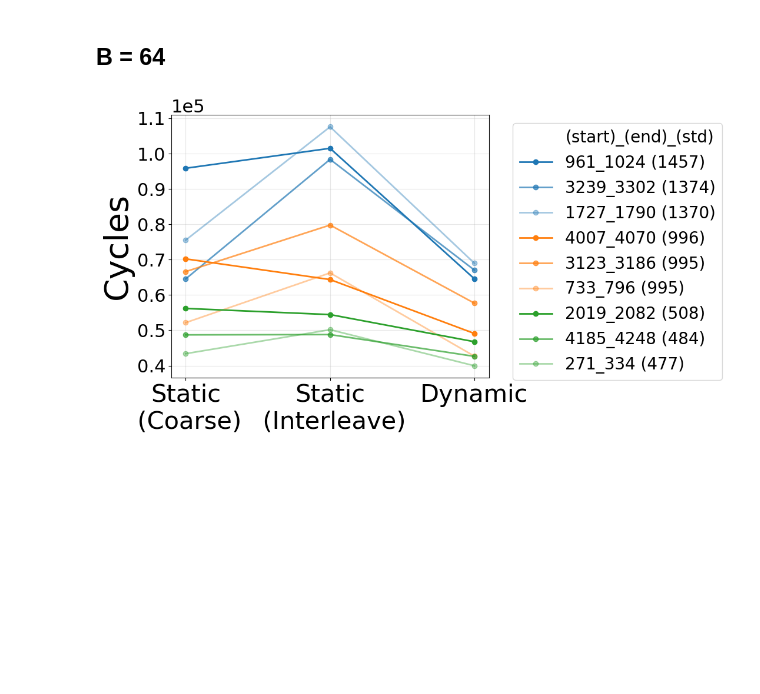
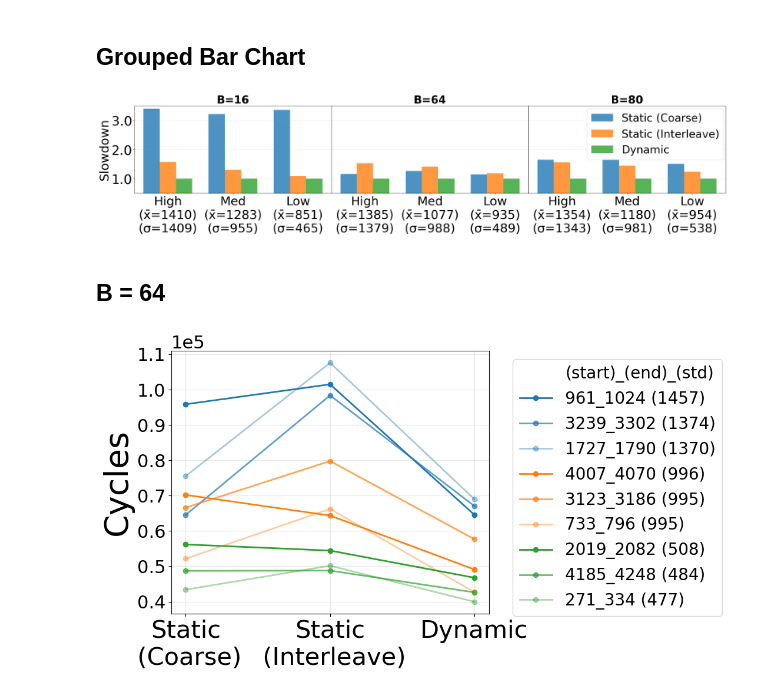
Before and after one commit to gina7484/step_artifact, a Jupyter notebook: dynamic_par/dyn_par_visualize.ipynb, the cells around one changed output. Saved outputs shown, nothing was run; the diff lists cells and outputs as text; code cells hidden in the pictures; blank space fills up the shorter version.

Commit message:
update data for dyn_par figures

```diff
--- a/dynamic_par/dyn_par_visualize.ipynb
+++ b/dynamic_par/dyn_par_visualize.ipynb
@@ -0,0 +1,2 @@
+# %% [markdown]
+## Grouped Bar Chart
@@ -1,3 +103,40 @@
+# %%
+
+# Example 1: Different CSV files for each model/dataset combination
+csv_files = [
+    '/home/ginasohn/step_tl/dynamic_par/batch16_sweep_geomean_normalized.csv',
+    '/home/ginasohn/step_tl/dynamic_par/batch64_sweep_geomean_normalized.csv',
+    '/home/ginasohn/step_tl/dynamic_par/batch80_sweep_geomean_normalized.csv',
+]
+
+x_labels_list = [
+    ['High\n(x̄=1410)\n(σ=1409)','Med\n(x̄=1283)\n(σ=955)', 'Low\n(x̄=851)\n(σ=465)', ],
+    ['High\n(x̄=1385)\n(σ=1379)','Med\n(x̄=1077)\n(σ=988)', 'Low\n(x̄=935)\n(σ=489)', ],
+    ['High\n(x̄=1354)\n(σ=1343)','Med\n(x̄=1180)\n(σ=981)', 'Low\n(x̄=954)\n(σ=538)', ],
+]
+
+subplot_titles = [
+    'B=16',
+    'B=64',
+    'B=80',
+]
+
+# Create the multi-plot chart
+fig = create_multi_csv_bar_chart(
+    csv_files=csv_files,figsize=(26, 6),
+    x_labels_list=x_labels_list,
+    subplot_titles=subplot_titles,
+    ylim=(0.5, 3.5),
+    ylabel="Slowdown"
+)
+
+plt.show()
+
+
+# You can also save the plots
+# fig.savefig('/home/ginasohn/step_tl/dyn_tiling/dyn_tile_b64.pdf', dpi=300, bbox_inches='tight')
+# %% [output]
+[figure, added]
 # %% [markdown]
 ## B = 64
 # %%
```
Also changed, not shown: parts of 1 cell of this notebook, 11 other files.
